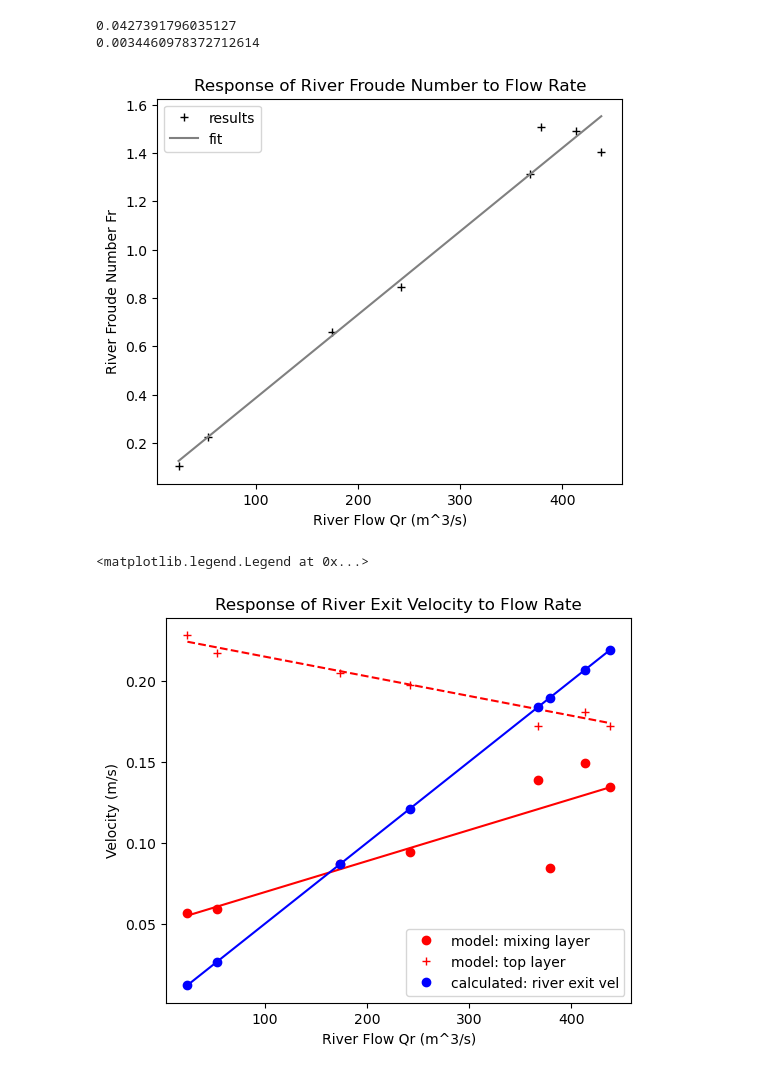
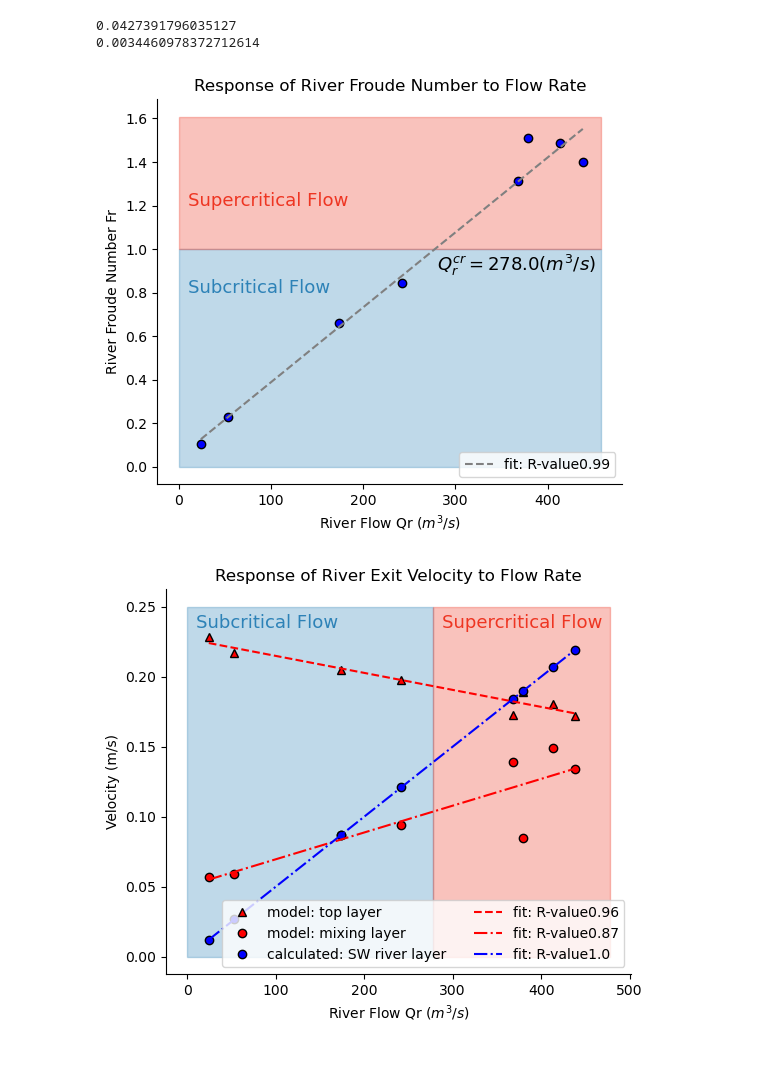
Before and after one commit to SalishSeaCast/analysis-cassidy, a Jupyter notebook: notebooks/civil541/sw_results_analysis.ipynb, the cells around one changed output. Saved outputs shown, nothing was run; the diff lists cells and outputs as text; code cells hidden in the pictures.

```diff
--- a/notebooks/civil541/sw_results_analysis.ipynb
+++ b/notebooks/civil541/sw_results_analysis.ipynb
@@ -19,18 +16,33 @@ df
 # %%
+subcritical = patches.Rectangle((0, 0), df['Qr'].max()+20, 1, linewidth=1, edgecolor='#2D82B7', facecolor='#2D82B7',alpha=0.3)
+supercritical = patches.Rectangle((0, 1), df['Qr'].max()+20, df['Fr'].max()-0.9, linewidth=1, edgecolor='#EE3522', facecolor='#EE3522',alpha=0.3)
+
+
 QrFr = stats.linregress(df['Qr'], df['Fr'])
+Qr_crit = (1 - QrFr.intercept)/QrFr.slope
 
 fig, ax = plt.subplots(1, 1, figsize=(6, 5))
 
-ax.plot(df['Qr'], df['Fr'],'k+',label='results')
-ax.plot(df['Qr'].sort_values(ascending=True), QrFr.intercept + QrFr.slope * df['Qr'].sort_values(ascending=True), 'grey', label='fit')
-ax.set_xlabel('River Flow Qr (m^3/s)')
+ax.add_patch(subcritical)
+ax.add_patch(supercritical)
+
+ax.plot(df['Qr'], df['Fr'],'bo',markeredgecolor='k')
+ax.plot(df['Qr'].sort_values(ascending=True), QrFr.intercept + QrFr.slope * df['Qr'].sort_values(ascending=True), 'grey', linestyle='--',label=r'fit: R-value'+str(round(QrFr.rvalue, 2)))
+ax.set_xlabel(r"River Flow Qr $(m^3/s)$")
 ax.set_ylabel('River Froude Number Fr')
 ax.set_title('Response of River Froude Number to Flow Rate')
-ax.legend()
+ax.legend(loc='lower right')
+
+ax.text(10, 0.8, "Subcritical Flow", {'color': '#2D82B7', 'fontsize': 13})
+ax.text(10, 1.2, "Supercritical Flow", {'color': '#EE3522', 'fontsize': 13})
+ax.text(280, 0.90, r"$Q_r^{cr} =$" + str(round(Qr_crit, 0)) + r"$(m^3/s)$", {'color': '#000000', 'fontsize': 13})
+
+ax.spines['top'].set_visible(False)
+ax.spines['right'].set_visible(False)
 
 print(QrFr.intercept)
 print(QrFr.slope)
 # %% [output]
 0.0427391796035127
 0.0034460978372712614
-[figure, old version]
+[figure, new version]
@@ -37,24 +52,35 @@ print(QrFr.slope)
 # %%
+est = patches.Rectangle((0, 0), 278, 0.25, linewidth=1, edgecolor='#2D82B7', facecolor='#2D82B7',alpha=0.3)
+flushed = patches.Rectangle((278, 0), df['Qr'].max()-278+40, 0.25, linewidth=1, edgecolor='#EE3522', facecolor='#EE3522',alpha=0.3)
+
 QrVmix = stats.linregress(df['Qr'], -df['V_mix'])
 QrVtop = stats.linregress(df['Qr'], -df['V_top'])
 Qruexit = stats.linregress(df['Qr'], df['u_exit'])
 
 fig, ax = plt.subplots(1, 1, figsize=(6, 5))
 
-ax.plot(df['Qr'], -df['V_mix'],'ro',label='model: mixing layer')
-ax.plot(df['Qr'].sort_values(ascending=True), QrVmix.intercept + QrVmix.slope * df['Qr'].sort_values(ascending=True), 'r')
+ax.add_patch(est)
+ax.add_patch(flushed)
 
-ax.plot(df['Qr'], -df['V_top'],'r+',label='model: top layer')
-ax.plot(df['Qr'].sort_values(ascending=True), QrVtop.intercept + QrVtop.slope * df['Qr'].sort_values(ascending=True), 'r--')
+ax.plot(df['Qr'], -df['V_top'],'r^',markeredgecolor='k',label='model: top layer')
+ax.plot(df['Qr'], -df['V_mix'],'ro',markeredgecolor='k',label='model: mixing layer')
+ax.plot(df['Qr'], df['u_exit'],'bo',markeredgecolor='k',label='calculated: SW river layer')
 
-ax.plot(df['Qr'], df['u_exit'],'bo',label='calculated: river exit vel')
-ax.plot(df['Qr'].sort_values(ascending=True), Qruexit.intercept + Qruexit.slope * df['Qr'].sort_values(ascending=True), 'b')
 
-ax.set_xlabel('River Flow Qr (m^3/s)')
+ax.plot(df['Qr'].sort_values(ascending=True), QrVtop.intercept + QrVtop.slope * df['Qr'].sort_values(ascending=True), 'r--',label=r'fit: R-value'+str(round(-QrVtop.rvalue, 2)))
+ax.plot(df['Qr'].sort_values(ascending=True), QrVmix.intercept + QrVmix.slope * df['Qr'].sort_values(ascending=True), 'r', linestyle='dashdot',label=r'fit: R-value'+str(round(QrVmix.rvalue, 2)))
+ax.plot(df['Qr'].sort_values(ascending=True), Qruexit.intercept + Qruexit.slope * df['Qr'].sort_values(ascending=True), 'b', linestyle='dashdot',label=r'fit: R-value'+str(round(Qruexit.rvalue, 2)))
+
+ax.set_xlabel(r'River Flow Qr $(m^3/s)$')
 ax.set_ylabel('Velocity (m/s)')
 ax.set_title('Response of River Exit Velocity to Flow Rate')
-ax.legend()
+ax.legend(ncol=2)
+
+ax.text(10, 0.235, "Subcritical Flow", {'color': '#2D82B7', 'fontsize': 13})
+ax.text(288, 0.235, "Supercritical Flow", {'color': '#EE3522', 'fontsize': 13})
+
+ax.spines['top'].set_visible(False)
+ax.spines['right'].set_visible(False)
 # %% [output]
-<matplotlib.legend.Legend at 0x...>
-[figure, old version]
+[figure, new version]
 # %%
```
Also changed, not shown: parts of 24 cells of this notebook.
